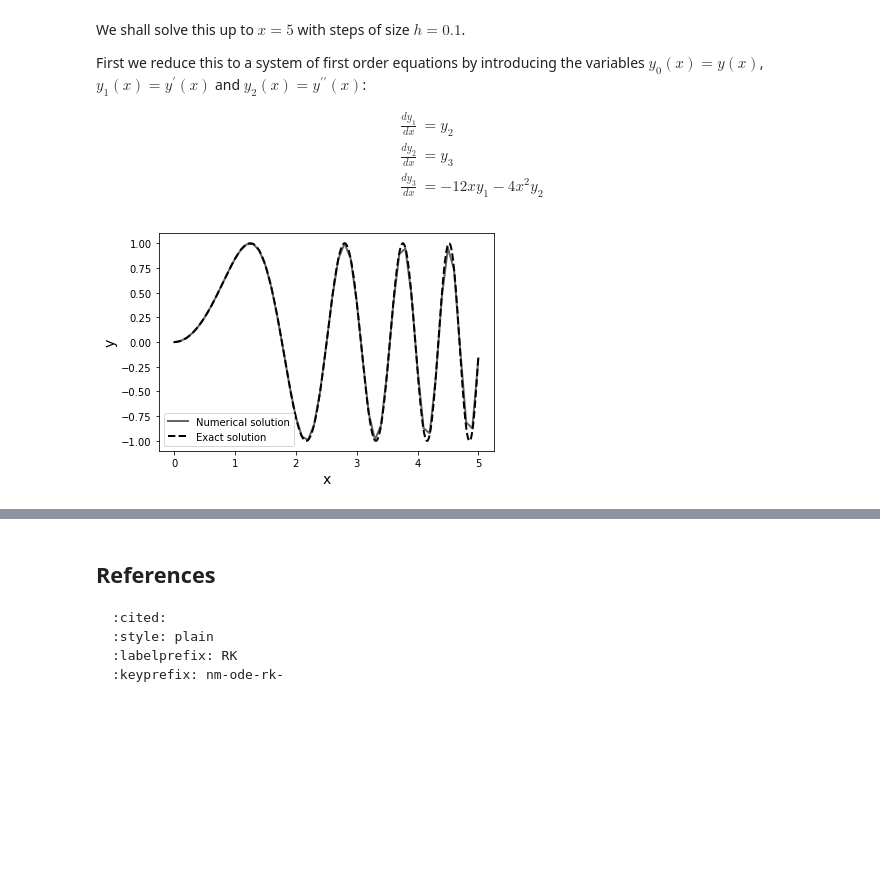
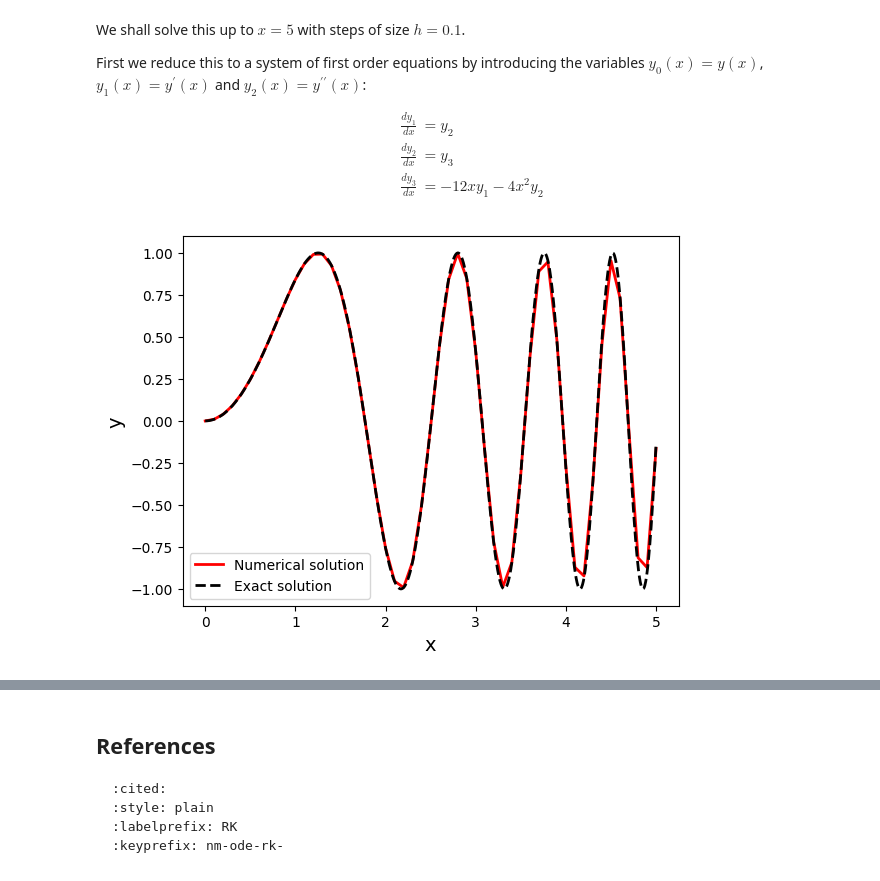
Before and after one commit to maystey/uct-nassp-cm, a Jupyter notebook: book/content/numerical-methods/ode/runge-kutta.ipynb, the cells around one changed output, grey strips where cells are left out. Saved outputs shown, nothing was run; the diff lists cells and outputs as text; code cells hidden in the pictures; blank space fills up the shorter version.

Commit message:
Correct numerical-methods/ode/higher-order

```diff
--- a/book/content/numerical-methods/ode/runge-kutta.ipynb
+++ b/book/content/numerical-methods/ode/runge-kutta.ipynb
@@ -506,35 +511,35 @@ y_arr = np.zeros((x_arr.size, len(y0)))
 y_arr[0, :] = y0
 
 #Runge-Kutta method
 for i,x in enumerate(x_arr[:-1]):
     y = y_arr[i,:]
 
     #k values
     k1 = f(x, y)
     k2 = f(x + 0.5*h, y + 0.5*h*k1)
     k3 = f(x + 0.5*h, y + 0.5*h*k2)
     k4 = f(x + h, y + h * k3)
 
     #update
     y_arr[i+1, :] = y + h * (k1 + 2*k2 + 2*k3 + k4) / 6.0
 
 
 #Plotting the solution
 fig, ax = plt.subplots()
 
-ax.plot(x_arr, y_arr[:, 0], color = '0.4', linewidth = 2, label = 'Numerical solution')
+ax.plot(x_arr, y_arr[:, 0], color = 'red', linewidth = 2, label = 'Numerical solution')
 
 x_exact = np.linspace(x_arr[0], x_arr[-1], 1000) #x_arr is too sparse to properly plot the curve
 ax.plot(x_exact, y_exact(x_exact), 'k--', linewidth = 2, label = 'Exact solution')
 
 ax.set_xlabel('x', fontsize = 14)
 ax.set_ylabel('y', fontsize = 14)
 
 ax.legend()
 
 plt.show()
 # %% [output]
-[figure, old version]
+[figure, new version]
 # %% [markdown]
 </div>
 # %% [markdown]
```
Also changed, not shown: parts of 3 cells of this notebook, 2 other files.
